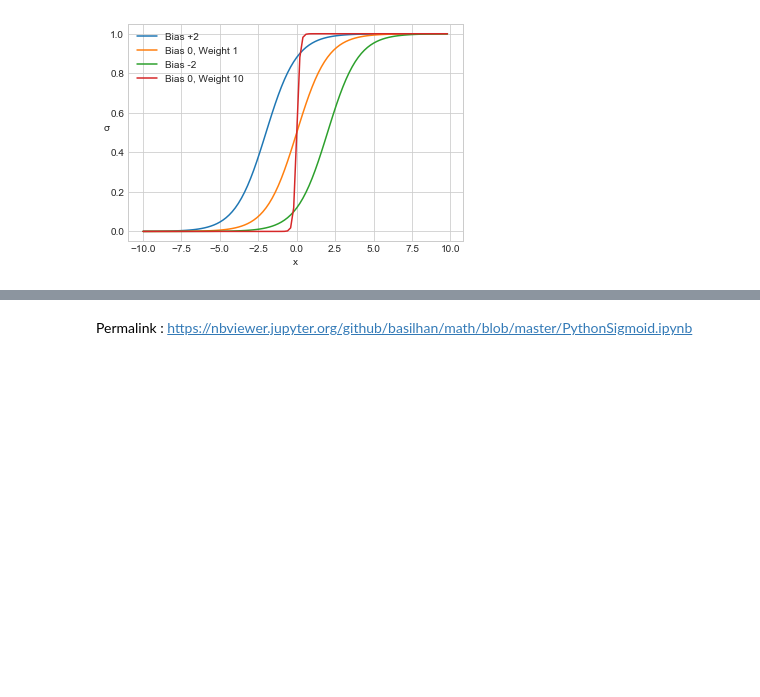
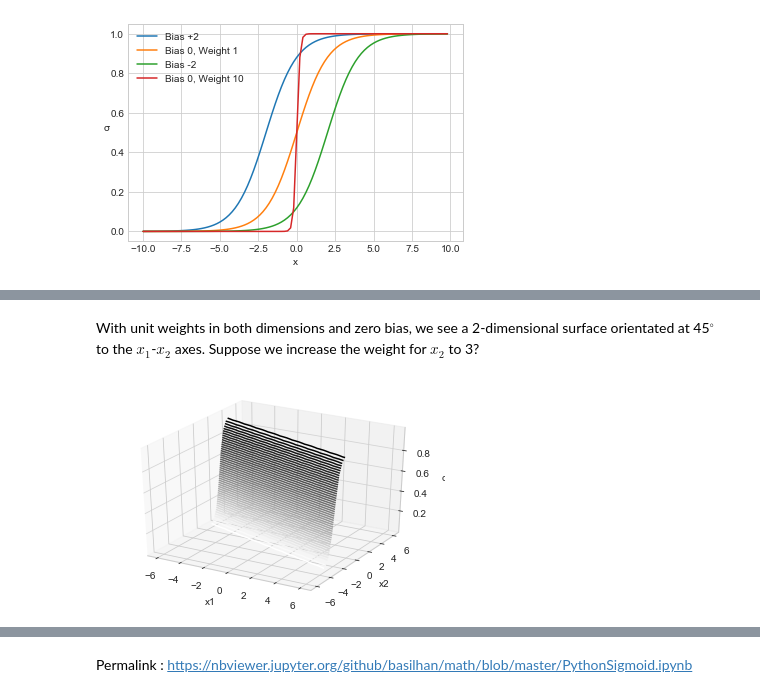
Before and after one commit to basilhan/math, a Jupyter notebook: PythonSigmoid.ipynb, the cells around one changed output, grey strips where cells are left out. Drawn from its saved outputs; the diff is of its cells as text; code cells hidden in the pictures; blank space fills up the shorter version.

```diff
--- a/PythonSigmoid.ipynb
+++ b/PythonSigmoid.ipynb
@@ -91,0 +116,15 @@ We see that for positive bias, the curve shifts to the left and vice versa. In t
+# %% [markdown]
+With unit weights in both dimensions and zero bias, we see a 2-dimensional surface orientated at 45$^{\circ}$ to the $x_1$-$x_2$ axes. Suppose we increase the weight for $x_2$ to 3?
+# %%
+x1 = np.linspace(-6, 6, 30)
+x2 = np.linspace(-6, 6, 30)
+X1, X2 = np.meshgrid(x1, x2)
+σ = sigmoid_2d(X1, X2, 0, 1, 3)
+fig = plt.figure()
+ax = plt.axes(projection='3d')
+ax.contour3D(X1, X2, σ, 50, cmap='binary')
+ax.set_xlabel('x1')
+ax.set_ylabel('x2')
+ax.set_zlabel('σ');
+# %% [output]
+[figure, added]
```
Also changed, not shown: parts of 9 cells of this notebook.
